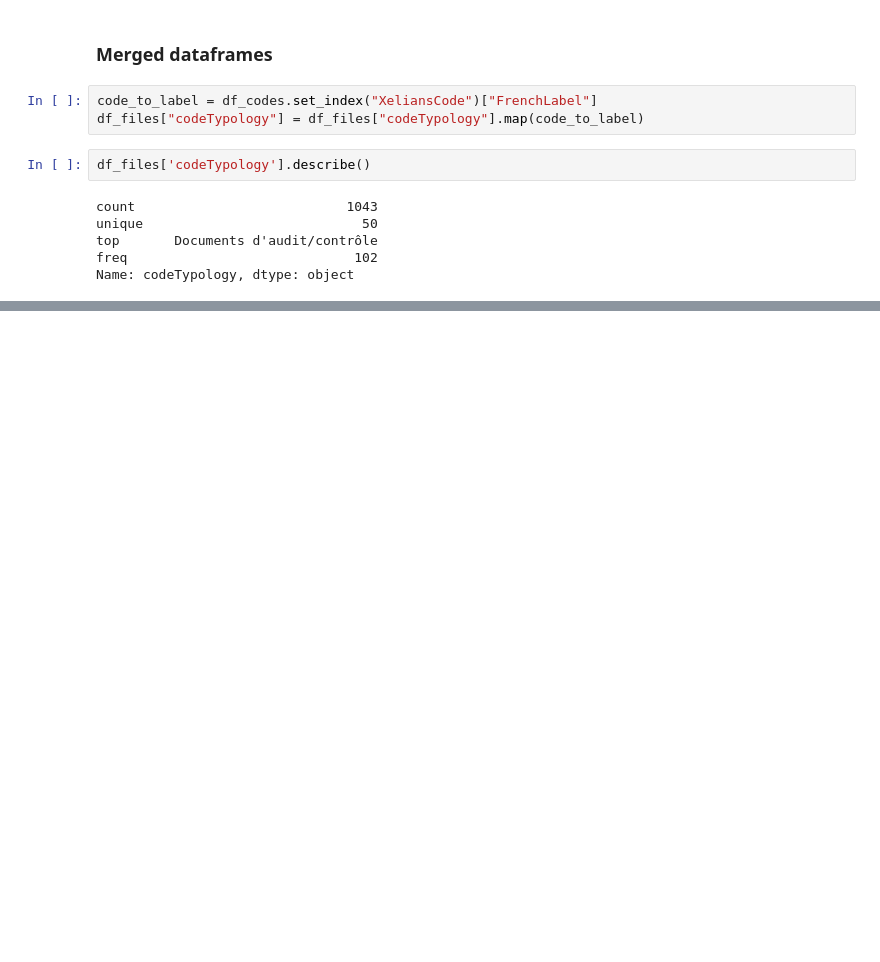
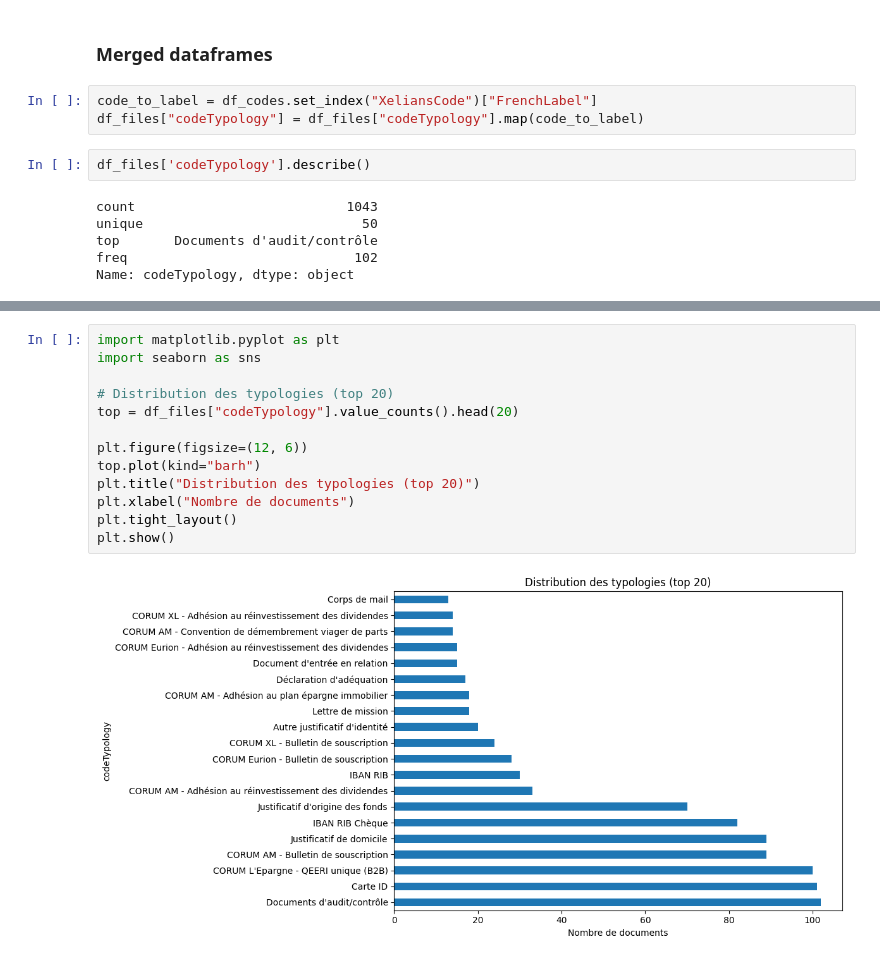
Before and after one commit to chaindatax/cr-docs_analyser, a Jupyter notebook: export_xelians_analysis.ipynb, the cells around one changed output, grey strips where cells are left out. Cells and saved outputs as stored; diff of their text form; blank space fills up the shorter version.

```diff
--- a/export_xelians_analysis.ipynb
+++ b/export_xelians_analysis.ipynb
@@ -115,0 +132,15 @@ Name: codeTypology, dtype: object
+# %%
+import matplotlib.pyplot as plt
+import seaborn as sns
+
+# Distribution des typologies (top 20)
+top = df_files["codeTypology"].value_counts().head(20)
+
+plt.figure(figsize=(12, 6))
+top.plot(kind="barh")
+plt.title("Distribution des typologies (top 20)")
+plt.xlabel("Nombre de documents")
+plt.tight_layout()
+plt.show()
+# %% [output]
+[figure, added]
```
Also changed, not shown: parts of 13 cells of this notebook, 2 other files.
